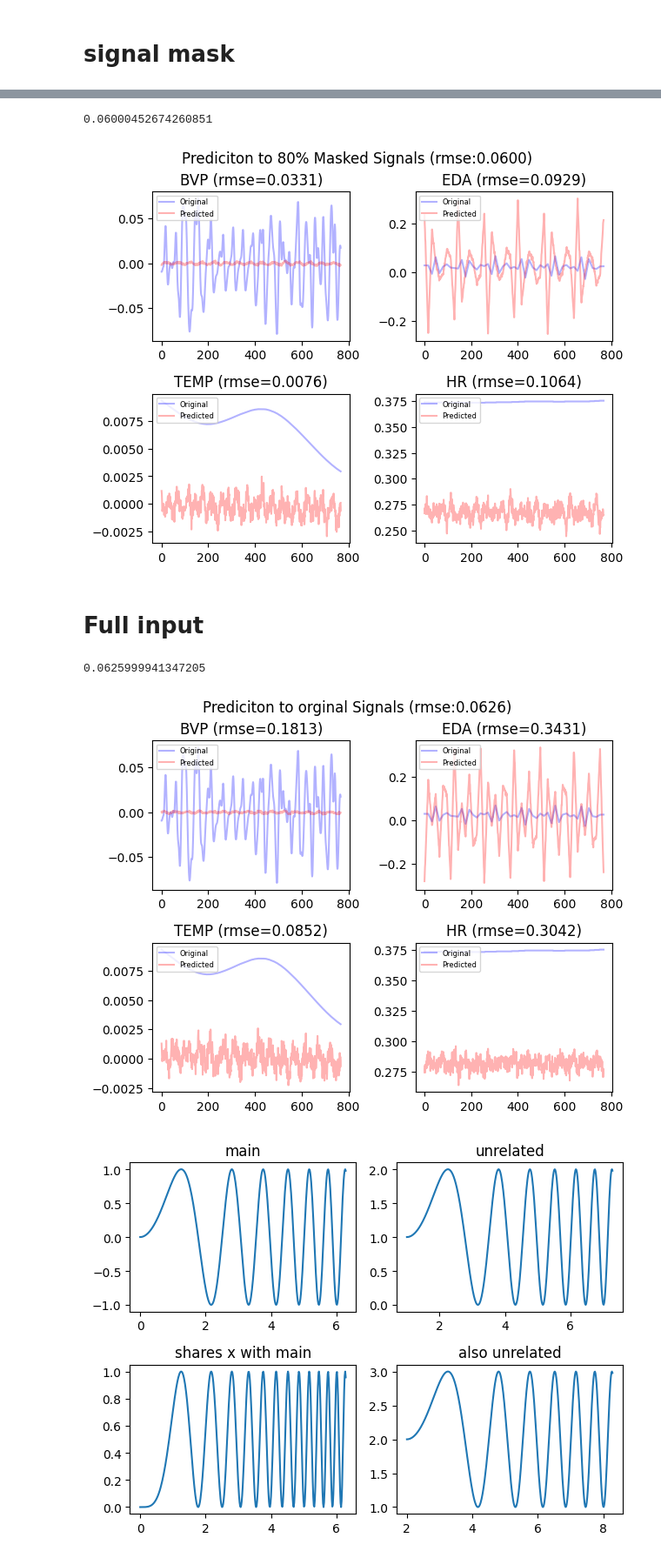
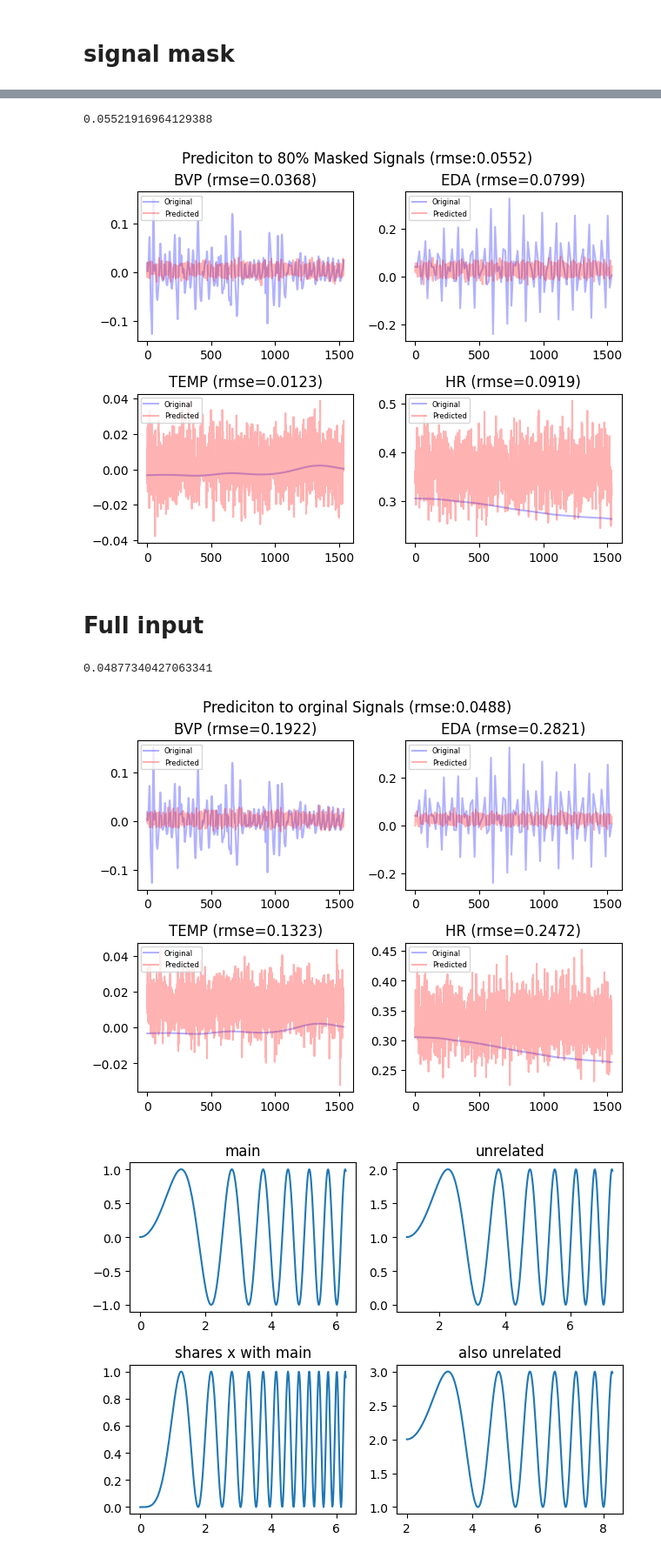
Before and after one commit to AlanConstantine/TPMER, a Jupyter notebook: evaluation_rep00323.ipynb, the cells around one changed output, grey strips where cells are left out. Shown at 87% size. Saved outputs shown, nothing was run; the diff lists cells and outputs as text; code cells hidden in the pictures.

```diff
--- a/evaluation_rep00323.ipynb
+++ b/evaluation_rep00323.ipynb
@@ -228,10 +206,10 @@ avg_res = []
 for pred_signal, signal_name in enumerate(signal_names):
     # channel_mask = [1, 1, 1, 1]
     # channel_mask[pred_signal] = 0
-    # channel_mask = np.array([[i]*768 for i in channel_mask]).reshape(1, -1, 768)
-    signal_mask = (torch.rand((1, 4, 768), device=args.device)
+    # channel_mask = np.array([[i]*1536 for i in channel_mask]).reshape(1, -1, 1536)
+    signal_mask = (torch.rand((1, 4, 1536), device=args.device)
                        <= 0.8).int()
-    masked_signal = (xtest[signal_index].reshape(1, -1, 768) * signal_mask)
+    masked_signal = (xtest[signal_index].reshape(1, -1, 1536) * signal_mask)
     torch_masked_signal = masked_signal.to(args.device).float()
     output = model_(torch_masked_signal)
     # mse_res = mse_(output, torch_masked_signal).item()
@@ -258,9 +232,9 @@ pred_signal = 0
 for i in range(2):
     for j in range(2):
         signal_name = signal_names[pred_signal]
-        signal_mask = (torch.rand((1, 4, 768), device=args.device)
+        signal_mask = (torch.rand((1, 4, 1536), device=args.device)
                        <= 0.8).int()
-        masked_signal = (xtest[signal_index].reshape(1, -1, 768) * signal_mask)
+        masked_signal = (xtest[signal_index].reshape(1, -1, 1536) * signal_mask)
         torch_masked_signal = masked_signal.to(args.device).float()
         output = model_(torch_masked_signal)
         # mse_res = mse_(output, torch_masked_signal).item()
@@ -293,9 +267,9 @@ pred_signal = 0
 for i in range(2):
     for j in range(2):
         signal_name = signal_names[pred_signal]
-        signal_mask = (torch.rand((1, 4, 768), device=args.device)
+        signal_mask = (torch.rand((1, 4, 1536), device=args.device)
                        <= 0.5).int()
-        masked_signal = (xtest[signal_index].reshape(1, -1, 768) * signal_mask)
+        masked_signal = (xtest[signal_index].reshape(1, -1, 1536) * signal_mask)
         torch_masked_signal = masked_signal.to(args.device).float()
         output = model_(torch_masked_signal)
         # mse_res = mse_(output, torch_masked_signal).item()
@@ -328,9 +302,9 @@ pred_signal = 0
 for i in range(2):
     for j in range(2):
         signal_name = signal_names[pred_signal]
-        signal_mask = (torch.rand((1, 4, 768), device=args.device)
+        signal_mask = (torch.rand((1, 4, 1536), device=args.device)
                        <= 0.2).int()
-        masked_signal = (xtest[signal_index].reshape(1, -1, 768) * signal_mask)
+        masked_signal = (xtest[signal_index].reshape(1, -1, 1536) * signal_mask)
         torch_masked_signal = masked_signal.to(args.device).float()
         output = model_(torch_masked_signal)
         # mse_res = mse_(output, torch_masked_signal).item()
@@ -352,43 +326,43 @@ for i in range(2):
 fig.suptitle('Prediciton to 80% Masked Signals (rmse:{:.4f})'.format(np.mean(avg_res)), y=1.02)
 print(np.mean(avg_res))
 # %% [output]
-0.06000452674260851
+0.05521916964129388
-[figure, old version]
+[figure, new version]
 # %% [markdown]
 # Full input
 # %%
 signal_names = ['BVP', 'EDA', 'TEMP', 'HR']
 signal_index = np.argmin(all_mse)
 avg_res = []
 fig, axs = plt.subplots(2, 2)
 pred_signal = 0
 for i in range(2):
     for j in range(2):
         signal_name = signal_names[pred_signal]
 
-        torch_masked_signal = xtest[signal_index].reshape(1, -1, 768).to(args.device).float()
+        torch_masked_signal = xtest[signal_index].reshape(1, -1, 1536).to(args.device).float()
         output = model_(torch_masked_signal)
         # mse_res = mse_(output, torch_masked_signal).item()
         # avg_res.append(np.sqrt(mse_res))
         sig2 = output.cpu().detach().numpy()[0][pred_signal].tolist()
         sig1 = xtest.cpu().detach().numpy()[signal_index][pred_signal].tolist()
         mse_res = mse_(sig1, sig2)
         avg_res.append(mse_res)
 
         axs[i, j].plot(range(len(sig1)), sig1, color='blue', alpha=0.3, label="Original")
         axs[i, j].plot(range(len(sig2)), sig2, '-', color='red', alpha=0.3, label="Predicted")
         title = '{0} (rmse={1:.4f})'.format(signal_name, np.sqrt(mse_res))
 
         axs[i, j].set_title(title)
         axs[i, j].legend(loc="upper left", fontsize=6, )
         fig.tight_layout()
         pred_signal += 1
 
 fig.suptitle('Prediciton to orginal Signals (rmse:{:.4f})'.format(np.mean(avg_res)), y=1.02)
 print(np.mean(avg_res))
 # %% [output]
-0.0625999941347205
+0.04877340427063341
-[figure, old version]
+[figure, new version]
 # %%
 # fig, axs = plt.subplots(2, 2)
 # x = np.linspace(0, 2 * np.pi, 400)
```
Also changed, not shown: parts of 8 cells of this notebook.
